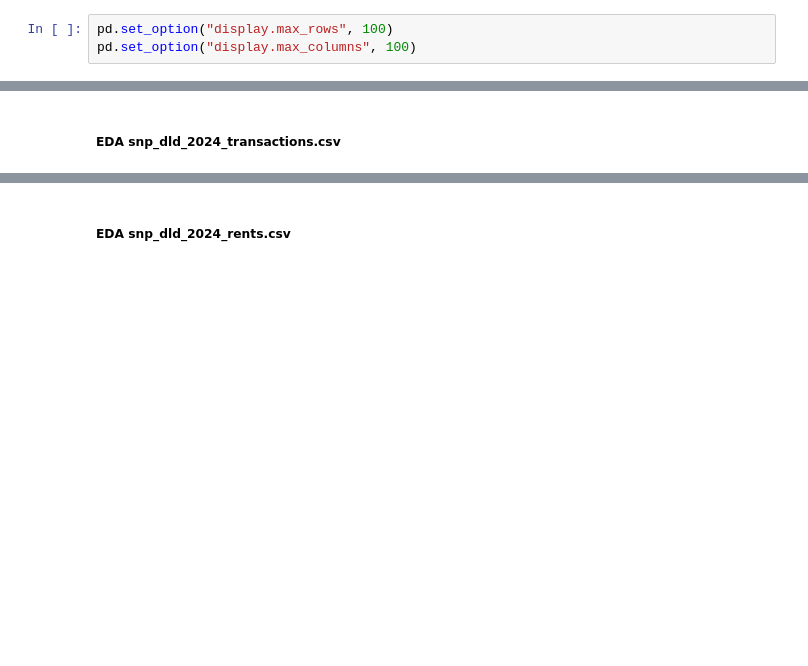
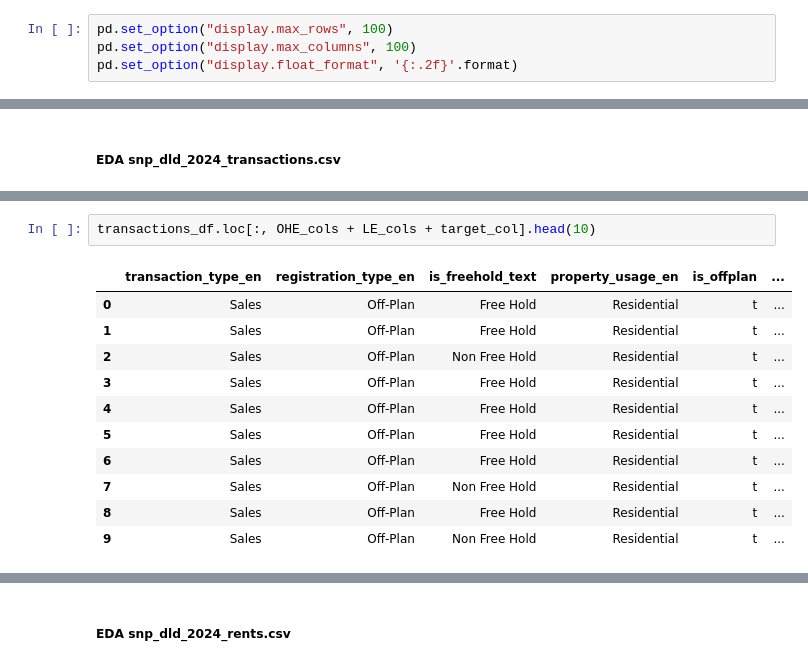
Before and after one commit to AdeelAfzal01/Smart-Brick-Assessment, a Jupyter notebook: notebooks/experiments.ipynb, the cells around one changed output, grey strips where cells are left out. Drawn from its saved outputs; the diff is of its cells as text; blank space fills up the shorter version.

```diff
--- a/notebooks/experiments.ipynb
+++ b/notebooks/experiments.ipynb
@@ -7,3 +9,4 @@ import os
 # %%
 pd.set_option("display.max_rows", 100)
 pd.set_option("display.max_columns", 100)
+pd.set_option("display.float_format", '{:.2f}'.format)
@@ -36,0 +146,14 @@ print ( transactions_df['master_project_en'].unique())
+# %%
+transactions_df.loc[:, OHE_cols + LE_cols + target_col].head(10)
+# %% [output]
+|  | transaction_type_en | registration_type_en | is_freehold_text | property_usage_en | is_offplan | ... |
+| 0 | Sales | Off-Plan | Free Hold | Residential | t | ... |
+| 1 | Sales | Off-Plan | Free Hold | Residential | t | ... |
+| 2 | Sales | Off-Plan | Non Free Hold | Residential | t | ... |
+| 3 | Sales | Off-Plan | Free Hold | Residential | t | ... |
+| 4 | Sales | Off-Plan | Free Hold | Residential | t | ... |
+| 5 | Sales | Off-Plan | Free Hold | Residential | t | ... |
+| 6 | Sales | Off-Plan | Free Hold | Residential | t | ... |
+| 7 | Sales | Off-Plan | Non Free Hold | Residential | t | ... |
+| 8 | Sales | Off-Plan | Free Hold | Residential | t | ... |
+| 9 | Sales | Off-Plan | Non Free Hold | Residential | t | ... |
```
Also changed, not shown: parts of 15 cells of this notebook.
